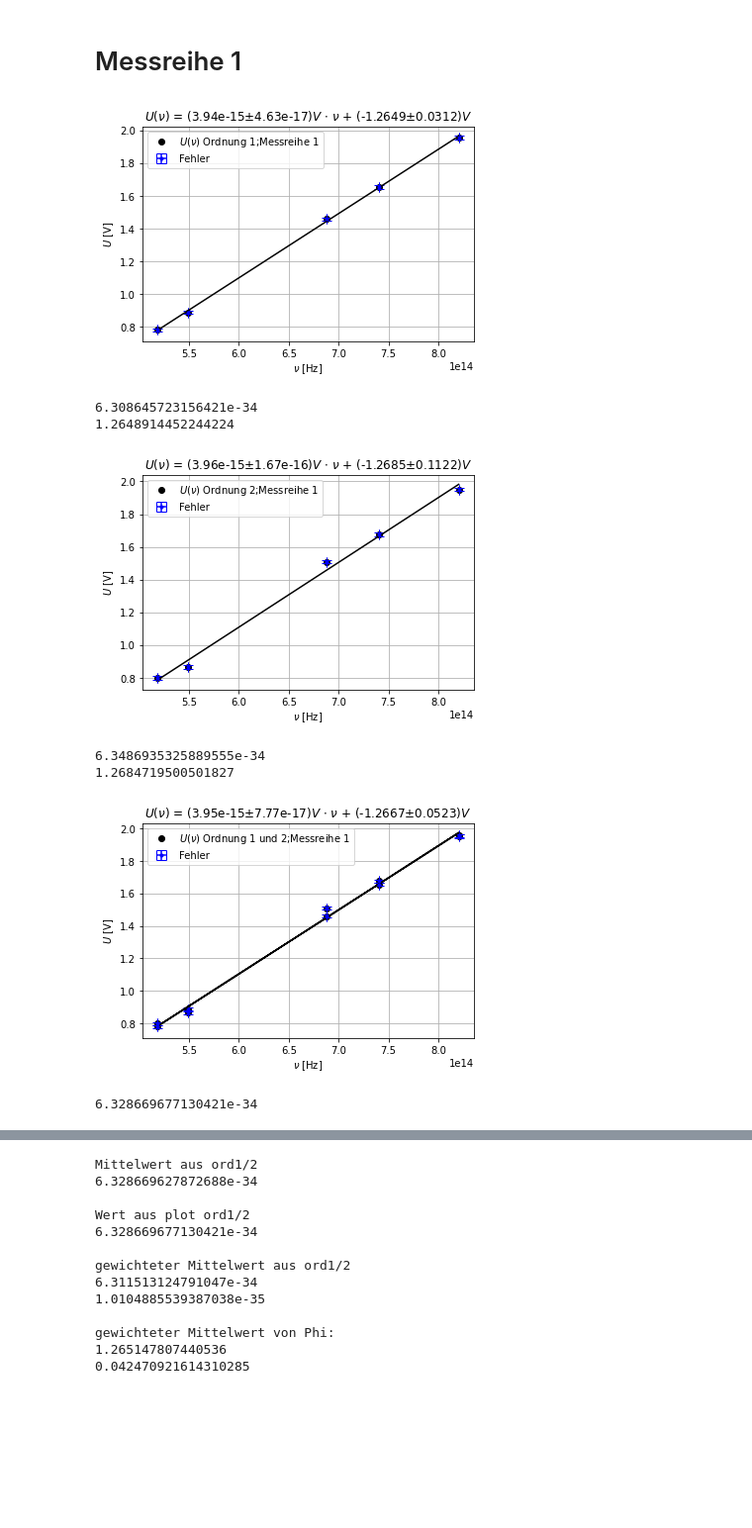
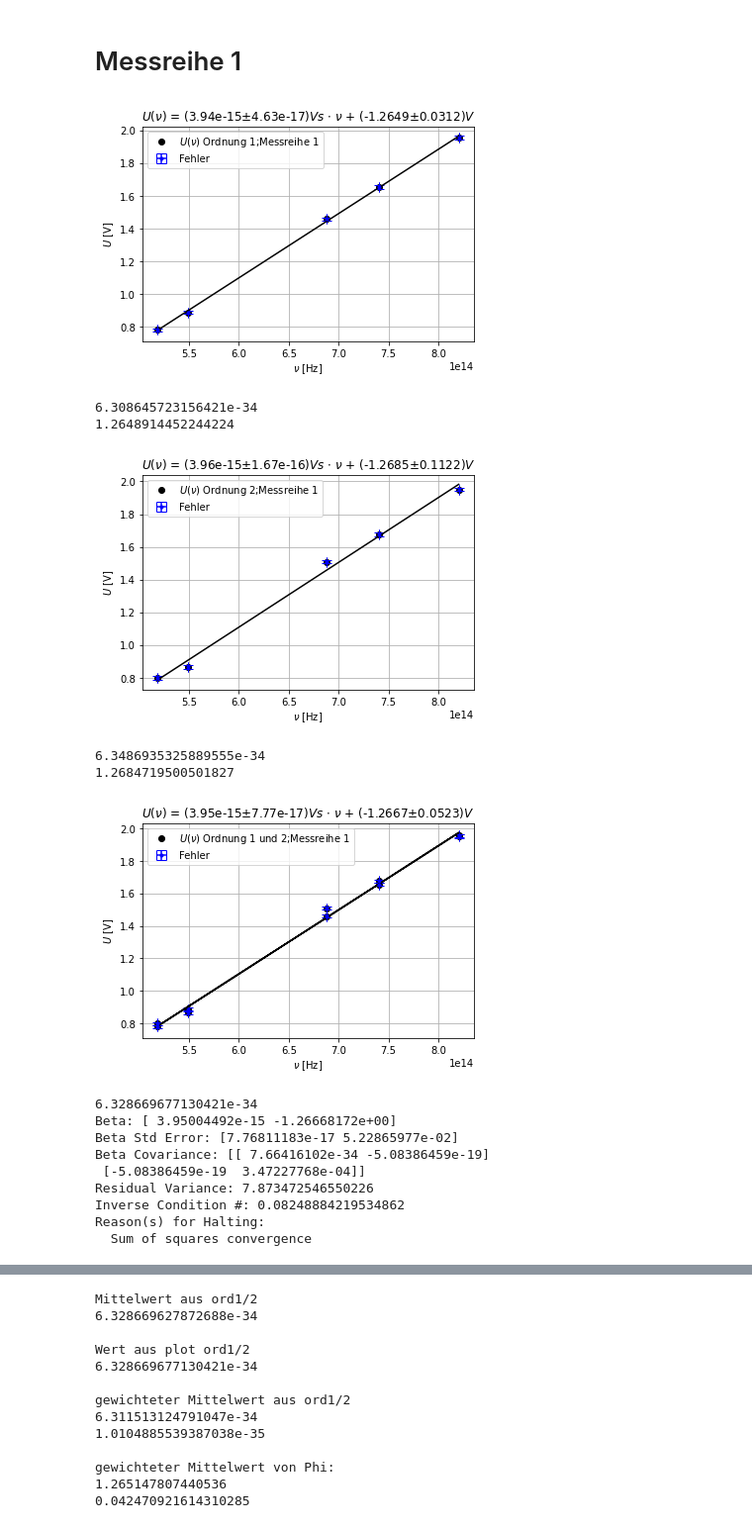
Before and after one commit to Alex-Adam25/python, a Jupyter notebook: Experiment_AP2/h plot.ipynb, the cells around one changed output, grey strips where cells are left out. Shown at 99% size. Drawn from its saved outputs; the diff is of its cells as text; code cells hidden in the pictures; blank space fills up the shorter version.

```diff
--- a/Experiment_AP2/h plot.ipynb
+++ b/Experiment_AP2/h plot.ipynb
@@ -1,8 +1,10 @@
 # %%
 %run ./odr.ipynb
+%run ./arr2table_v2.ipynb
 h_lit=6.62607015*10**-34 #https://physics.nist.gov/cgi-bin/cuu/Value?h
 e_lit=1.602176634*10**-19#https://physics.nist.gov/cgi-bin/cuu/Value?e
 c_lit=299792458#https://physics.nist.gov/cgi-bin/cuu/Value?c
+
 ge=5.18672*10**14
 gr=5.48996*10**14
 b=6.87858*10**14
@@ -10,7 +12,7 @@ v=7.40858*10**14
 uv=8.20264*10**14
 
 
-x=np.array([uv,v,b,gr,ge])
+x=np.array([uv,v,b,gr,ge],dtype='float64')
 x2=np.concatenate((x,x),axis=None)
 # %%
 def gmw(val,err):
@@ -32,7 +34,7 @@ y_fehler=2*0.005
 y_err=np.full(len(x),y_fehler)
 
 #ord1_1:
-out11=zeichnen(x=x,y=ord1_1,y_err=y_err,xlabel="$\\nu$ [Hz]",ylabel="$U$ [V]",fx_title="$U(\\nu)$", x_title="$\\nu$",m_unit="$V$",b_unit="$V$",scientific=[2,0],beta0=[h_lit/e_lit,-3.0],save=True,
+out11=zeichnen(x=x,y=ord1_1,y_err=y_err,xlabel="$\\nu$ [Hz]",ylabel="$U$ [V]",fx_title="$U(\\nu)$", x_title="$\\nu$",m_unit="$Vs$",b_unit="$V$",scientific=[2,0],beta0=[h_lit/e_lit,-3.0],save=True,
              label="$U(\\nu)$ Ordnung 1;Messreihe 1",
              speichername="h_ord1_1")
 
@@ -42,40 +44,49 @@ h_ord1_1_wgt=1/(h_ord1_1_err**2)
 print(h_ord1_1)
 
 phi_ord1_1=-out11.beta[1]
 phi_ord1_1_err=out11.sd_beta[1]
 print(phi_ord1_1)
 
 #ord2_1:
-out21=zeichnen(x=x,y=ord2_1,y_err=y_err,xlabel="$\\nu$ [Hz]",ylabel="$U$ [V]",fx_title="$U(\\nu)$", x_title="$\\nu$",m_unit="$V$",b_unit="$V$",scientific=[2,0],beta0=[h_lit/e_lit,-3.0],save=True,
+out21=zeichnen(x=x,y=ord2_1,y_err=y_err,xlabel="$\\nu$ [Hz]",ylabel="$U$ [V]",fx_title="$U(\\nu)$", x_title="$\\nu$",m_unit="$Vs$",b_unit="$V$",scientific=[2,0],beta0=[h_lit/e_lit,-3.0],save=True,
              label="$U(\\nu)$ Ordnung 2;Messreihe 1",
              speichername="h_ord2_1")
 
 h_ord2_1=out21.beta[0]*e_lit
 h_ord2_1_err=out21.sd_beta[0]*e_lit
 h_ord2_1_wgt=1/(h_ord2_1_err**2)
 print(h_ord2_1)
 
 phi_ord2_1=-out21.beta[1]
 phi_ord2_1_err=out21.sd_beta[1]
 print(phi_ord2_1)
 
 ord12_1=np.concatenate((ord1_1,ord2_1),axis=None)
 y_err=np.full(len(x2),y_fehler)
 
 #ord12_1:
-out1=zeichnen(x=x2,y=ord12_1,y_err=y_err,xlabel="$\\nu$ [Hz]",ylabel="$U$ [V]",fx_title="$U(\\nu)$", x_title="$\\nu$",m_unit="$V$",b_unit="$V$",scientific=[2,0],beta0=[h_lit/e_lit,-3.0],save=True,
+out1=zeichnen(x=x2,y=ord12_1,y_err=y_err,xlabel="$\\nu$ [Hz]",ylabel="$U$ [V]",fx_title="$U(\\nu)$", x_title="$\\nu$",m_unit="$Vs$",b_unit="$V$",scientific=[2,0],beta0=[h_lit/e_lit,-3.0],save=True,
              label="$U(\\nu)$ Ordnung 1 und 2;Messreihe 1",
              speichername="h_ord12_1")
 
 h_ord12_1=out1.beta[0]*e_lit
 
 print(h_ord12_1)
+out1.pprint()
 # %% [output]
-[figure, old version]
+[figure, new version]
 6.308645723156421e-34
 1.2648914452244224
-[figure, old version]
+[figure, new version]
 6.3486935325889555e-34
 1.2684719500501827
-[figure, old version]
+[figure, new version]
 6.328669677130421e-34
+Beta: [ 3.95004492e-15 -1.26668172e+00]
+Beta Std Error: [7.76811183e-17 5.22865977e-02]
+Beta Covariance: [[ 7.66416102e-34 -5.08386459e-19]
+ [-5.08386459e-19  3.47227768e-04]]
+Residual Variance: 7.873472546550226
+Inverse Condition #: 0.08248884219534862
+Reason(s) for Halting:
+  Sum of squares convergence
```
Also changed, not shown: parts of 11 cells of this notebook, 7 other files.
